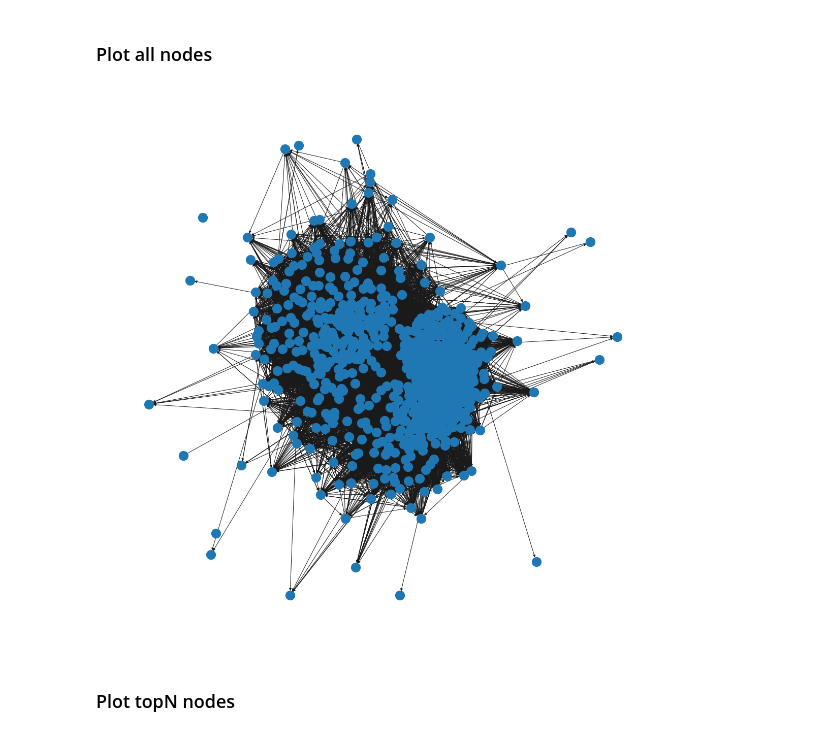
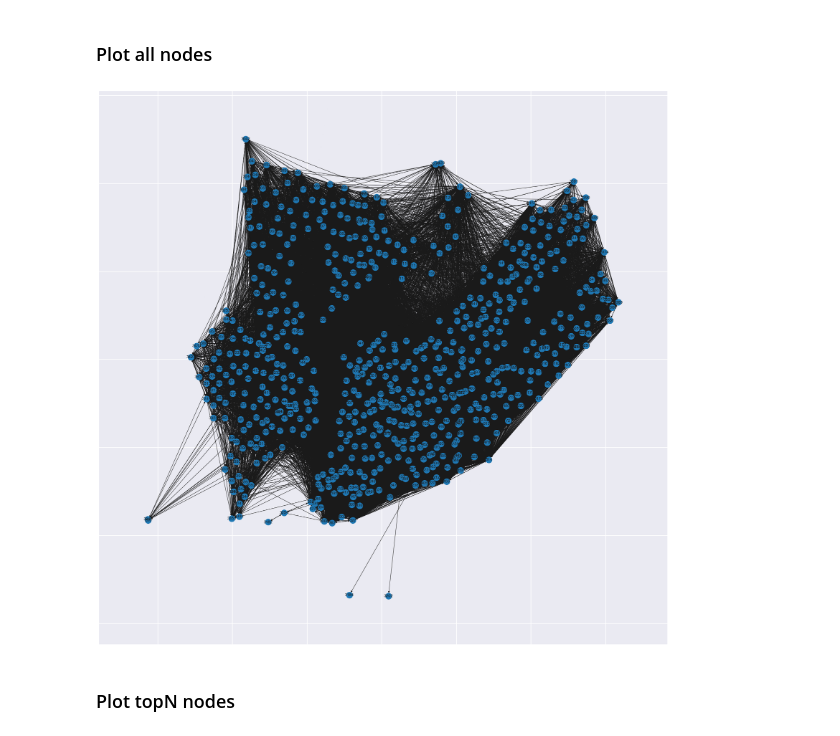
Before and after one commit to andygubser/bike_network_analysis, a Jupyter notebook: scripts/bike_network_analysis_nyc.ipynb, the cells around one changed output. Drawn from its saved outputs; the diff is of its cells as text; code cells hidden in the pictures.

Commit message:
networkx plot with coordinates

```diff
--- a/scripts/bike_network_analysis_nyc.ipynb
+++ b/scripts/bike_network_analysis_nyc.ipynb
@@ -19,7 +19,10 @@ sns.set("poster")
 # read data
 path_to_data = "../data/NYC-CitiBike-2016.csv"
 df = pd.read_csv(path_to_data)
-df.columns
 df.columns = df.columns.str.replace(" ", "_")
-df.head()
+df = df[(df["start_station_latitude"]!=0) &
+        (df["start_station_longitude"]!=0) &
+        (df["end_station_latitude"]!=0) &
+        (df["end_station_longitude"]<0)]
+df.describe()
 # %% [output]
@@ -70,12 +76,13 @@ stations.head()
 | 83 | Atlantic Ave & Fort Greene Pl | 40.683826 | -73.976323 |
 | 116 | W 17 St & 8 Ave | 40.741776 | -74.001497 |
 # %%
-stations["pos"] = list(zip(stations["lat"], stations["long"]))
+stations["pos"] = list(zip(stations["lat"],
+                           stations["long"]))
 
-nodes = stations["pos"].\
+nodes_pos = stations["pos"].\
         drop_duplicates().\
         to_dict()
-nodes
+nodes_pos
 # %% [output]
 {72: (40.76727216, -73.99392888),
  79: (40.71911552, -74.00666661),
@@ -134,14 +153,16 @@ edges
 ### Plot all nodes
 # %%
 G = nx.DiGraph()
-G.add_nodes_from(nodes)
+G.add_nodes_from(nodes_pos)
 G.add_edges_from(edges)
-pos = nx.spring_layout(G, scale=0.5, k=0.5)
-fig, ax = plt.subplots(figsize=(20,20))
-nx.draw(G, ax=ax, pos=pos)
+# nx.set_node_attributes(G, nodes_pos)
+
+#pos = nx.spring_layout(G, scale=0.5, k=0.5)
+fig, ax = plt.subplots(figsize=(30,30))
+nx.draw_networkx(G, ax=ax, pos=nodes_pos)
 plt.show()
 # %% [output]
-[figure, old version]
+[figure, new version]
 # %% [markdown]
 ### Plot topN nodes
 # %%
```
Also changed, not shown: parts of 20 cells of this notebook.
